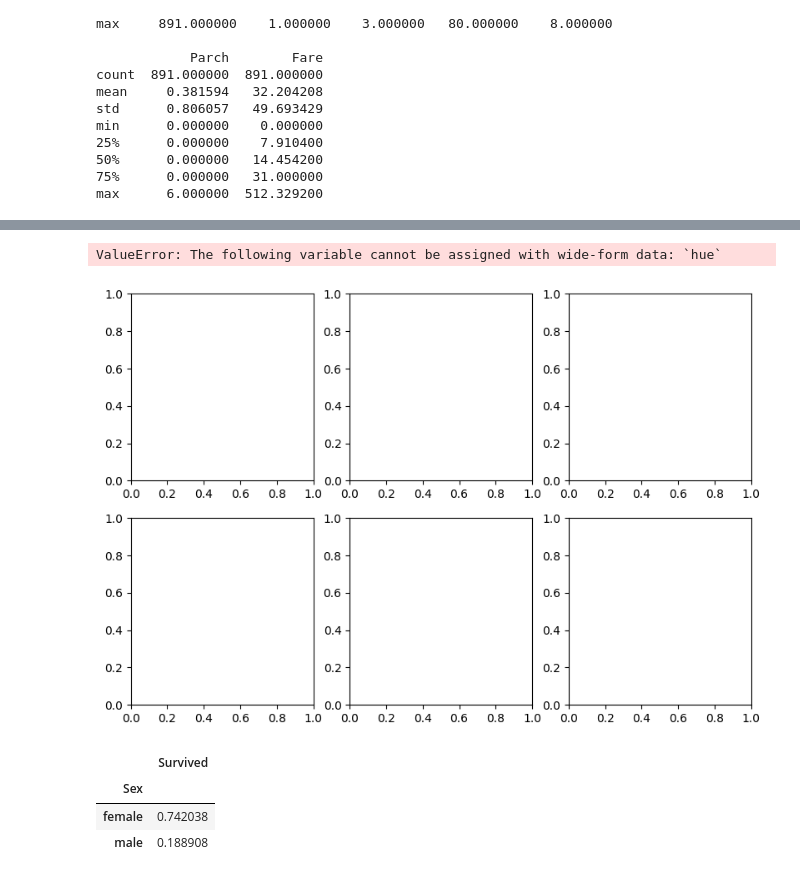
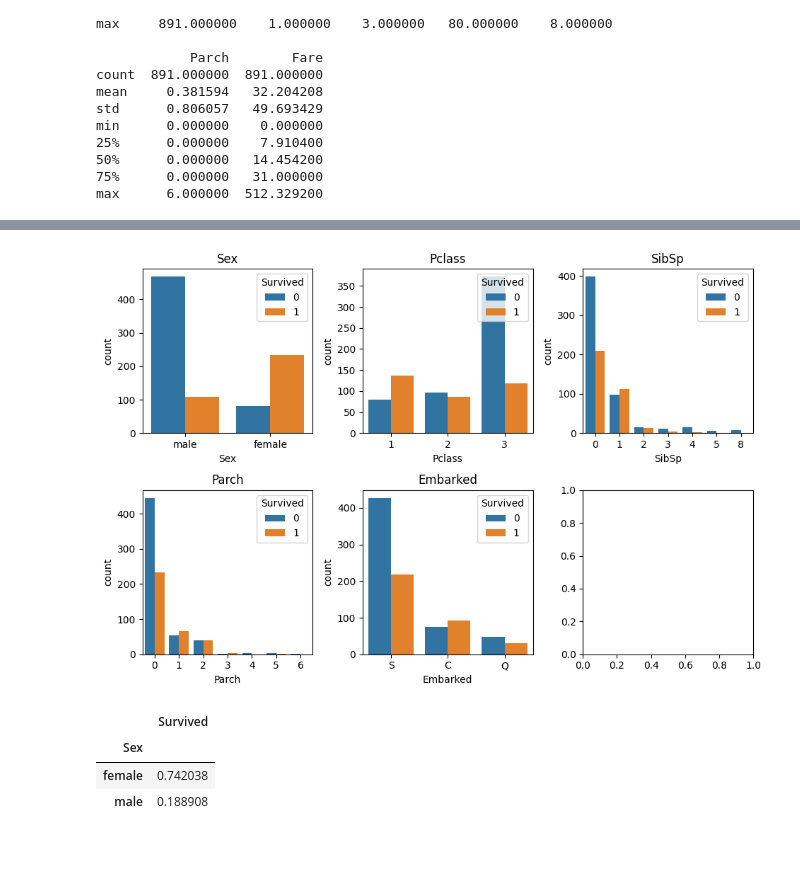
Before and after one commit to Erick930107/Titanic-survival-prediction, a Jupyter notebook: titanic.ipynb, the cells around one changed output, grey strips where cells are left out. Saved outputs shown, nothing was run; the diff lists cells and outputs as text; code cells hidden in the pictures; blank space fills up the shorter version.

```diff
--- a/titanic.ipynb
+++ b/titanic.ipynb
@@ -70,23 +71,22 @@ Name: Survived, dtype: int64
 # %%
 cols = ['Sex', 'Pclass', 'SibSp', 'Parch', 'Embarked']
 
 n_rows = 2
 n_cols = 3
 
 fig, axs = plt.subplots(n_rows, n_cols, figsize = (n_cols * 3.2, n_rows * 3.2))
 
 for r in range(n_rows):
     for c in range(n_cols):
         i = r * n_cols + c
         if i < 5:
             ax = axs[r][c]
-            sns.countplot(train_data[cols[i]], hue = train_data['Survived'], ax = ax)
+            sns.countplot(x=cols[i], hue='Survived', data=train_data, ax=ax)
             ax.set_title(cols[i])
             ax.legend(title = 'Survived', loc = 'upper right')
 plt.tight_layout()
 # %% [output]
-ValueError: The following variable cannot be assigned with wide-form data: `hue`
-[figure, old version]
+[figure, new version]
 # %%
 train_data.groupby('Sex')[['Survived']].mean()
 # %% [output]
```
Also changed, not shown: parts of 2 cells of this notebook.
